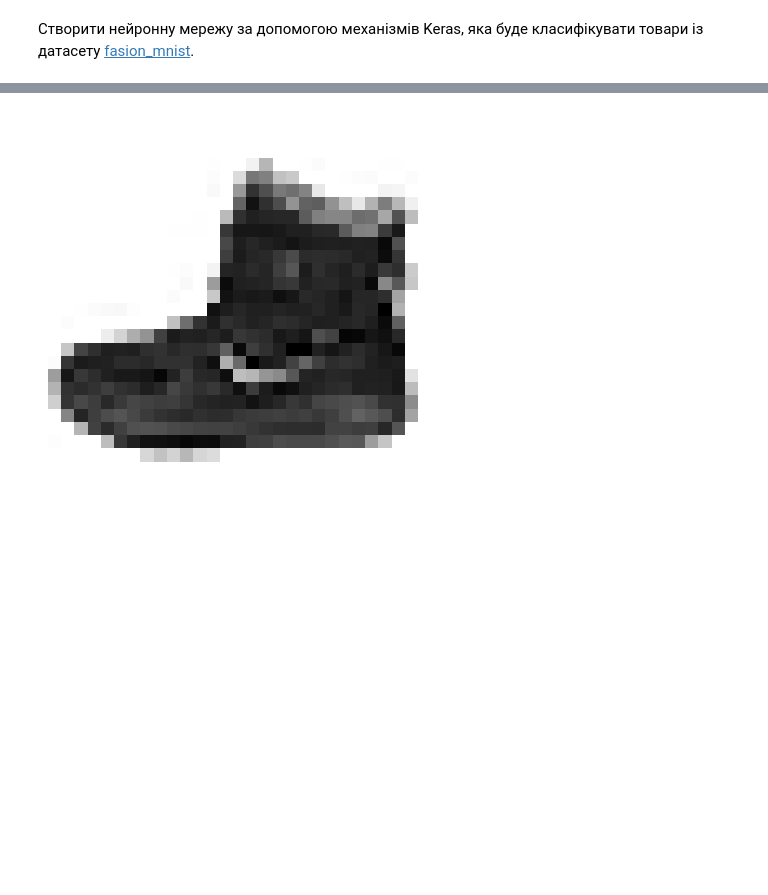
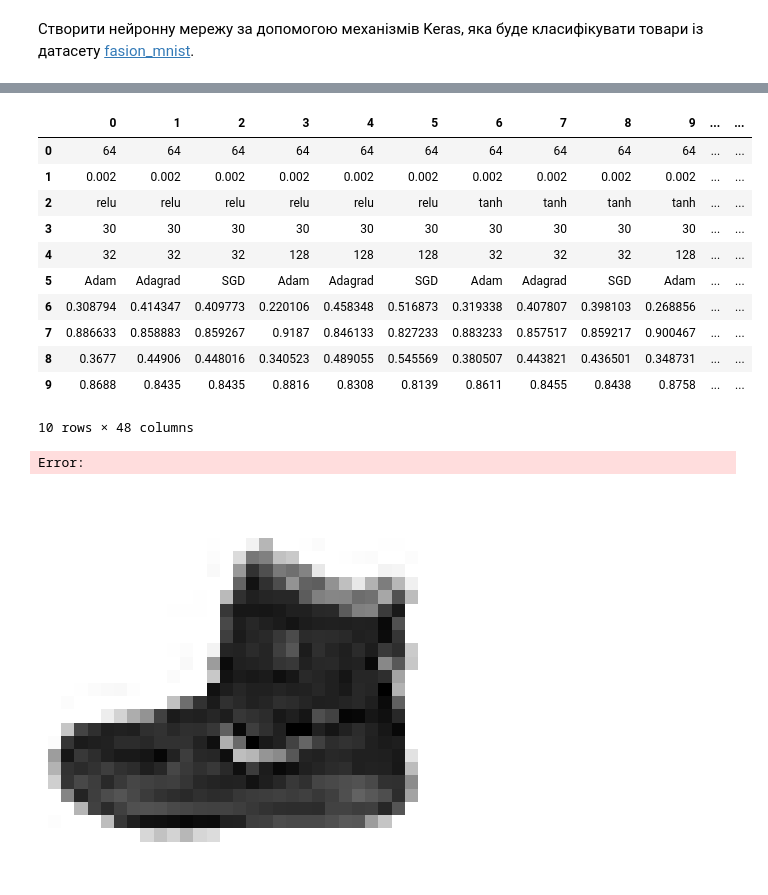
Before and after one commit to tarsweb-Python-GOIT/DS-HW, a Jupyter notebook: HW-09.ipynb, the cells around one changed output, grey strips where cells are left out. Cells and saved outputs as stored; diff of their text form; code cells hidden in the pictures; blank space fills up the shorter version.

```diff
--- a/HW-09.ipynb
+++ b/HW-09.ipynb
@@ -64,0 +297,32 @@ Epoch 20/20
+# %%
+result_collect = {}
+history = []
+# %%
+neirons_list = [64, 128]
+
+learning_rates = [0.002]
+
+activation_functions = [
+    'linear',
+    'relu',
+    'tanh',
+    'elu',
+    'softplus',
+    'sigmoid'
+]
+
+epoh_list = [30]
+
+bach_size_list = [32, 128] # 32 is default
+
+optimizers_list = [
+    k.optimizers.Adam(),
+    k.optimizers.Adagrad,
+    # k.optimizers.AdamW,
+    # k.optimizers.Adamax,
+    # k.optimizers.Ftrl,
+    # k.optimizers.Lion,
+    # k.optimizers.Nadam,
+    # k.optimizers.RMSprop,
+    k.optimizers.SGD
+]
@@ -65,3 +397,19 @@ Epoch 20/20
+# %%
+pd.DataFrame(result_collect).melt(id_vars=["neirons", "learning_rate", "activator", "epochs", "batch_size", "optimizer"], value_vars=[ "train_loss", "train_acc", "test_loss", "test_acc"])
+# %% [output]
+|  | 0 | 1 | 2 | 3 | 4 | 5 | 6 | 7 | 8 | 9 | ... | ... |
+| 0 | 64 | 64 | 64 | 64 | 64 | 64 | 64 | 64 | 64 | 64 | ... | ... |
+| 1 | 0.002 | 0.002 | 0.002 | 0.002 | 0.002 | 0.002 | 0.002 | 0.002 | 0.002 | 0.002 | ... | ... |
+| 2 | relu | relu | relu | relu | relu | relu | tanh | tanh | tanh | tanh | ... | ... |
+| 3 | 30 | 30 | 30 | 30 | 30 | 30 | 30 | 30 | 30 | 30 | ... | ... |
+| 4 | 32 | 32 | 32 | 128 | 128 | 128 | 32 | 32 | 32 | 128 | ... | ... |
+| 5 | Adam | Adagrad | SGD | Adam | Adagrad | SGD | Adam | Adagrad | SGD | Adam | ... | ... |
+| 6 | 0.308794 | 0.414347 | 0.409773 | 0.220106 | 0.458348 | 0.516873 | 0.319338 | 0.407807 | 0.398103 | 0.268856 | ... | ... |
+| 7 | 0.886633 | 0.858883 | 0.859267 | 0.9187 | 0.846133 | 0.827233 | 0.883233 | 0.857517 | 0.859217 | 0.900467 | ... | ... |
+| 8 | 0.3677 | 0.44906 | 0.448016 | 0.340523 | 0.489055 | 0.545569 | 0.380507 | 0.443821 | 0.436501 | 0.348731 | ... | ... |
+| 9 | 0.8688 | 0.8435 | 0.8435 | 0.8816 | 0.8308 | 0.8139 | 0.8611 | 0.8455 | 0.8438 | 0.8758 | ... | ... |
+10 rows × 48 columns
+Error:
 # %%
 img_size = 28
 plt.imshow(x_train[0].reshape(img_size, img_size), cmap = 'gray_r')
```
Also changed, not shown: parts of 28 cells of this notebook.
